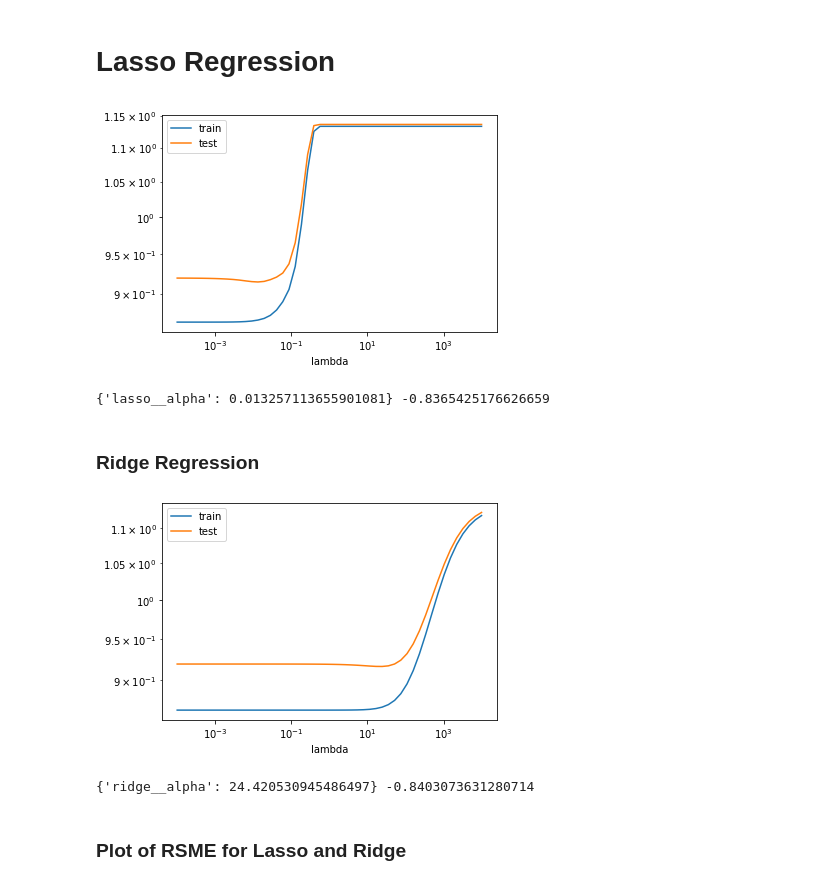
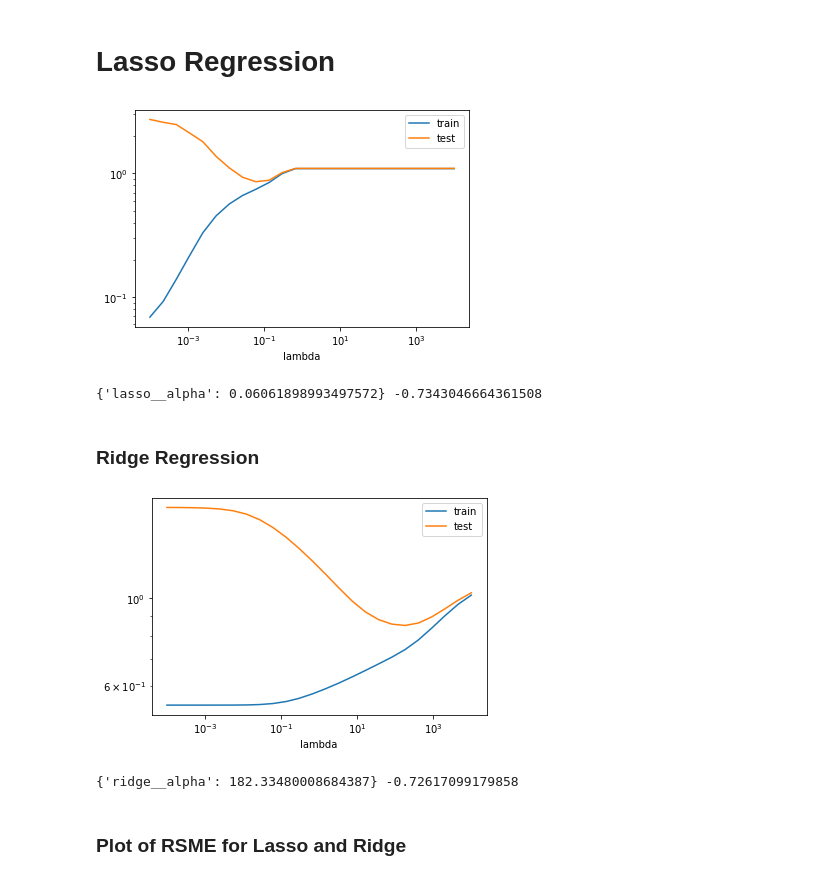
Before and after one commit to mathiasbindseil/three_drengz, a Jupyter notebook: ISDS - Kopi.ipynb, the cells around one changed output. Saved outputs shown, nothing was run; the diff lists cells and outputs as text; code cells hidden in the pictures.

```diff
--- a/ISDS - Kopi.ipynb
+++ b/ISDS - Kopi.ipynb
@@ -642,41 +619,42 @@ X_dev, X_test, y_dev, y_test = train_test_split(X, y, test_size=1/3, random_stat
 X_train, X_val, y_train, y_val = train_test_split(X_dev, y_dev, test_size=1/2, random_state=2)
 
 # Make pipeline for Lasso
-pipe_lasso = make_pipeline(
-                           Lasso(fit_intercept=False))
+
+pipe_lasso = make_pipeline(StandardScaler(),
+                           Lasso())
 
 # Define range of lambdas
 lambdas =  np.logspace(-4, 4, 50)
 
 # Get train and test scores for different values of lambda
 
 train_scores, test_scores = \
     validation_curve(estimator=pipe_lasso,
                      X=X_dev,
                      y=y_dev,
                      param_name='lasso__alpha',
                      param_range=lambdas,
                      scoring='neg_mean_squared_error',# scoring='neg_mean_squared_error',
                      cv=5)
 
 # Get mean of mse for lambdas
 
 lasso_rmse = pd.concat({'train': pd.DataFrame(-train_scores).mean(1),
                          'test': pd.DataFrame(-test_scores).mean(1),
                          'lambda': pd.DataFrame(lambdas).mean(1)}, axis =1)
 
 # Plot the train and test scores for different values of lambda
 
 pd.concat({'train': pd.DataFrame(-train_scores).mean(1),
            'test': pd.DataFrame(-test_scores).mean(1)},
            axis=1)\
     .pipe(np.sqrt)\
     .set_index(pd.Index(lambdas, name='lambda'))\
     .plot(logx=True, logy=True)
 
 plt.show()
 # %% [output]
-[figure, old version]
+[figure, new version]
 # %%
 # We use the function to fit it and find the best lambda and corresponding mse
 
@@ -691,16 +669,16 @@ gs = GridSearchCV(estimator=pipe_lasso,
 gs = gs.fit(X_dev, y_dev)
 print(gs.best_params_, gs.best_score_)
 
-coefficients['Lasso'] = gs.best_estimator_.named_steps.lasso.coef_
+lasso_coefs = gs.best_estimator_.named_steps.lasso.coef_
 # %% [output]
-{'lasso__alpha': 0.013257113655901081} -0.8365425176626659
+{'lasso__alpha': 0.06061898993497572} -0.7343046664361508
 # %% [markdown]
 ### **Ridge Regression**
 # %%
 # Make pipeline for Ridge
 
-pipe_ridge = make_pipeline(
-                           Ridge(fit_intercept=False))
+pipe_ridge = make_pipeline(StandardScaler(),
+                           Ridge())
 
 # Get train and test scores for different lambdas
 
@@ -732,7 +710,7 @@ pd.concat({'train': pd.DataFrame(-train_scores).mean(1),
     .plot(logx=True, logy=True)
 plt.show()
 # %% [output]
-[figure, old version]
+[figure, new version]
 # %%
 # Another method to identify best lambda to minimze mse
 
@@ -746,9 +724,9 @@ gs = GridSearchCV(estimator=pipe_ridge,
 gs = gs.fit(X_dev, y_dev)
 print(gs.best_params_, gs.best_score_ )
 
-coefficients['Ridge'] = gs.best_estimator_.named_steps.ridge.coef_
+ridge_coefs = gs.best_estimator_.named_steps.ridge.coef_
 # %% [output]
-{'ridge__alpha': 24.420530945486497} -0.8403073631280714
+{'ridge__alpha': 182.33480008684387} -0.72617099179858
 # %% [markdown]
 ### **Plot of RSME for Lasso and Ridge**
 # %%
```
Also changed, not shown: parts of 4 cells of this notebook.
